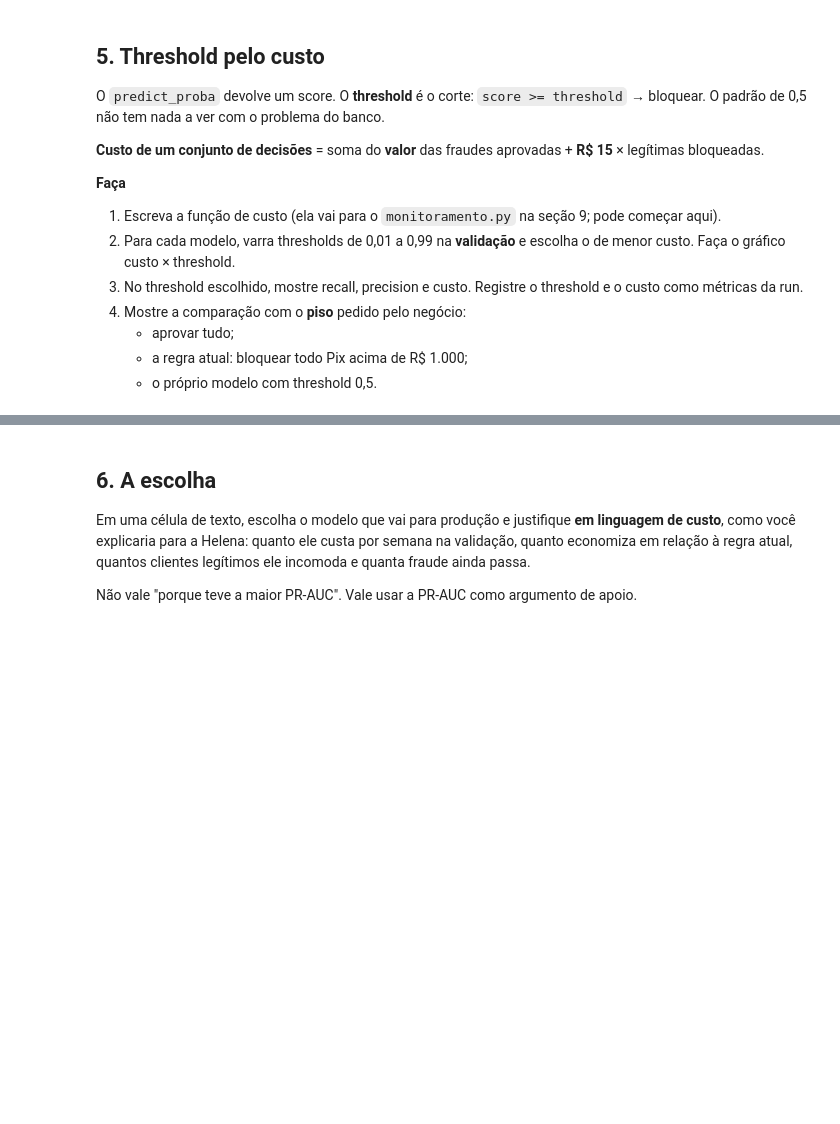
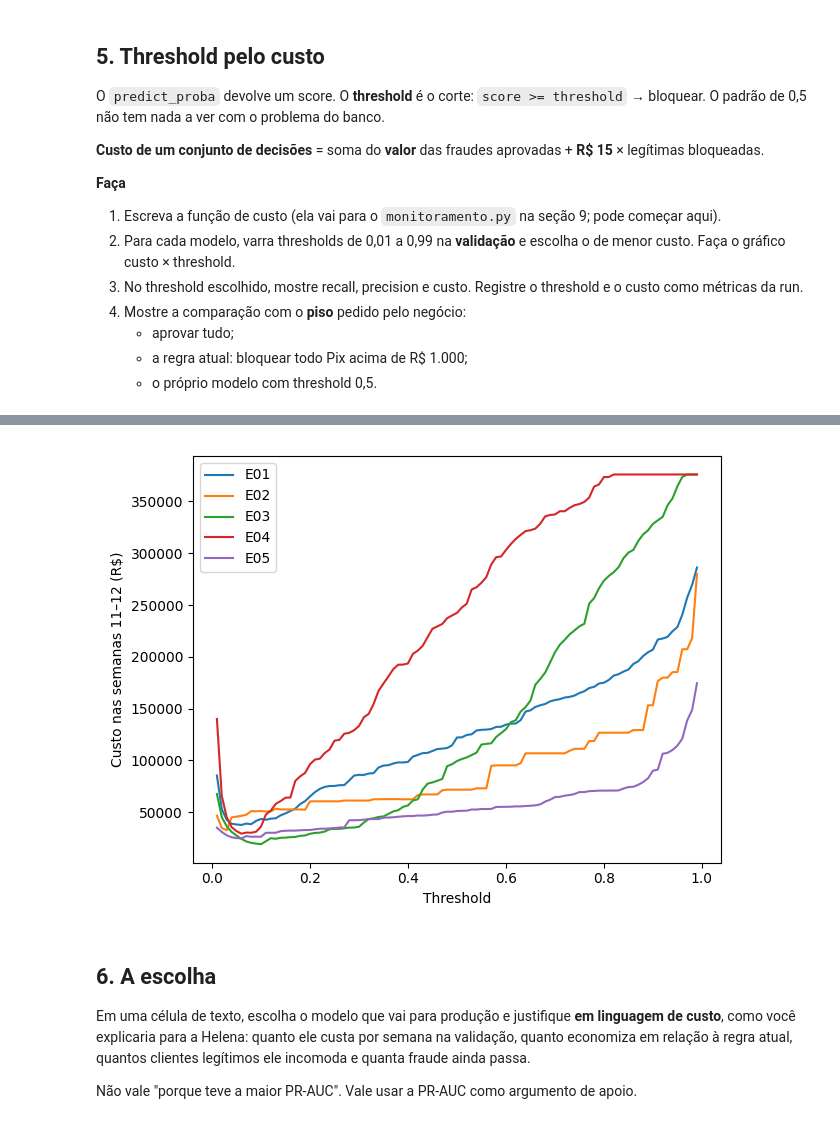
Before and after one commit to MayumiCastiglioni/MLOpsAntifraudAuroraBank, a Jupyter notebook: parte1.ipynb, the cells around one changed output, grey strips where cells are left out. Saved outputs shown, nothing was run; the diff lists cells and outputs as text; code cells hidden in the pictures; blank space fills up the shorter version.

```diff
--- a/parte1.ipynb
+++ b/parte1.ipynb
@@ -113,3 +279,8 @@ O `predict_proba` devolve um score. O **threshold** é o corte: `score >= thresh
+# %%
+from IPython.display import display, Image
+display(Image(filename='docs/evidencias/custo-por-threshold.png'))
+# %% [output]
+[figure, added]
 # %% [markdown]
 ## 6. A escolha
 
```
Also changed, not shown: parts of 12 cells of this notebook, 22 other files.
